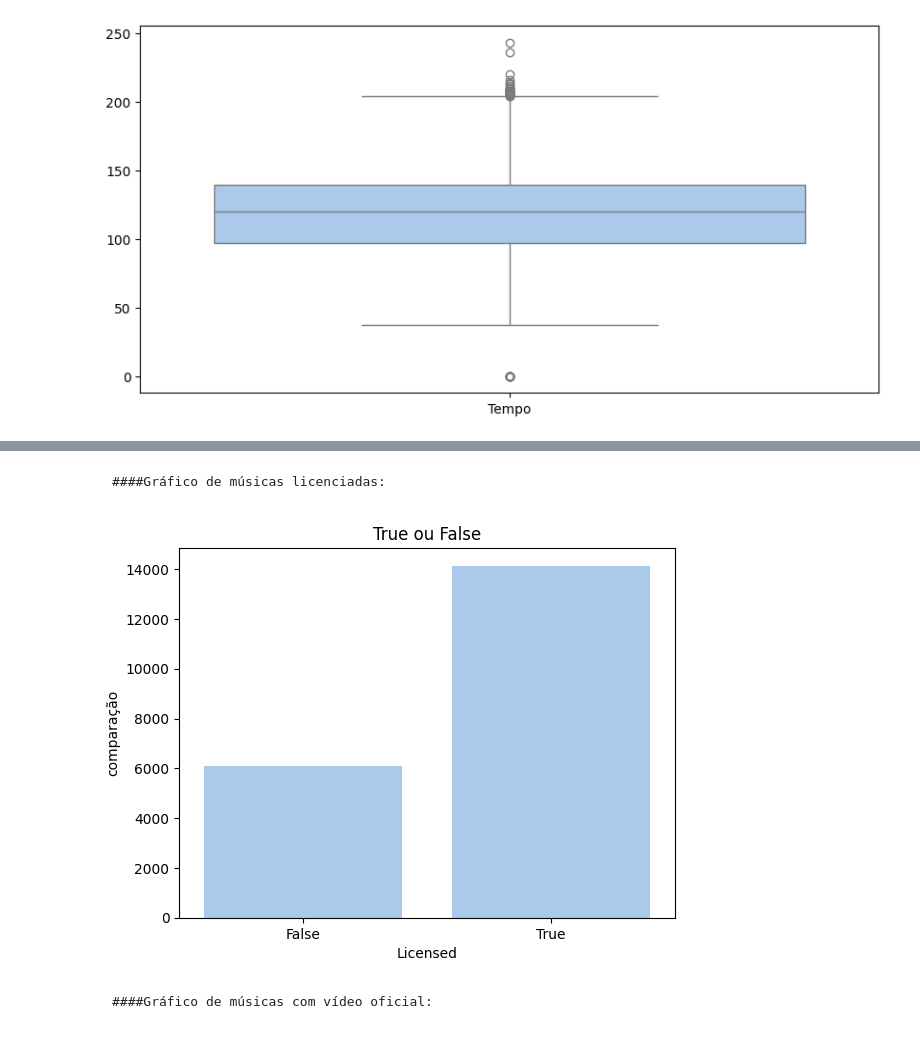
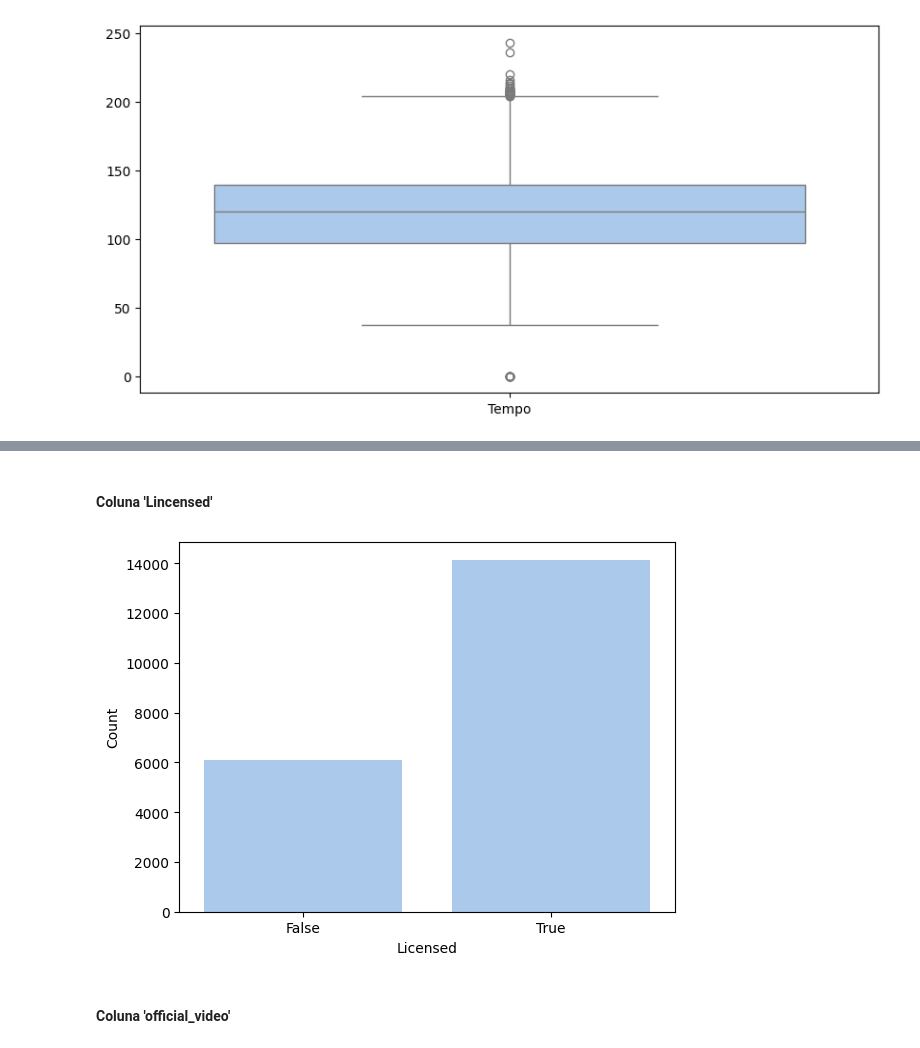
Before and after one commit to sylrod569/Projeto-ICD---An-lise-de-Dados-do-Spotify-Youtube, a Jupyter notebook: tratamento_de_dados.ipynb, the cells around one changed output, grey strips where cells are left out. Saved outputs shown, nothing was run; the diff lists cells and outputs as text; code cells hidden in the pictures.

```diff
--- a/tratamento_de_dados.ipynb
+++ b/tratamento_de_dados.ipynb
@@ -52,0 +55,4 @@ df_spotify_youtube_ctg
+# %%
+ctp_columns = ['Album_type','Licensed','official_video']
+df_spotify_youtube_ctp = df_spotify_youtube[ctp_columns]
+df_spotify_youtube_ctp
@@ -258,17 +276,13 @@ plt.show()
-# %% [markdown]
-    ####Gráfico de músicas licenciadas:
+# %% [markdown]
+#### Coluna 'Lincensed'
 # %%
-df_spotify_youtube_ = pd.read_csv("../Projeto_ICD-Analise_de_Dados_do_Spotify_e_Youtube/Spotify_Youtube.csv")
-cat_columns = ['Album_type','Licensed','official_video']
-df_spotify_youtube_cat = df_spotify_youtube[cat_columns]
-counts=df_spotify_youtube_cat['Licensed'].value_counts()
+counts = df_spotify_youtube_ctp['Licensed'].value_counts()
 sns.barplot(x=counts.index,y=counts.values)
 plt.xlabel('Licensed')
-plt.ylabel('comparação')
-plt.title('True ou False')
+plt.ylabel('Count')
 plt.show()
 # %% [output]
-[figure, old version]
+[figure, new version]
-# %% [markdown]
-    ####Gráfico de músicas com vídeo oficial:
+# %% [markdown]
+#### Coluna 'official_video'
 # %%
```
Also changed, not shown: parts of 16 cells of this notebook.
